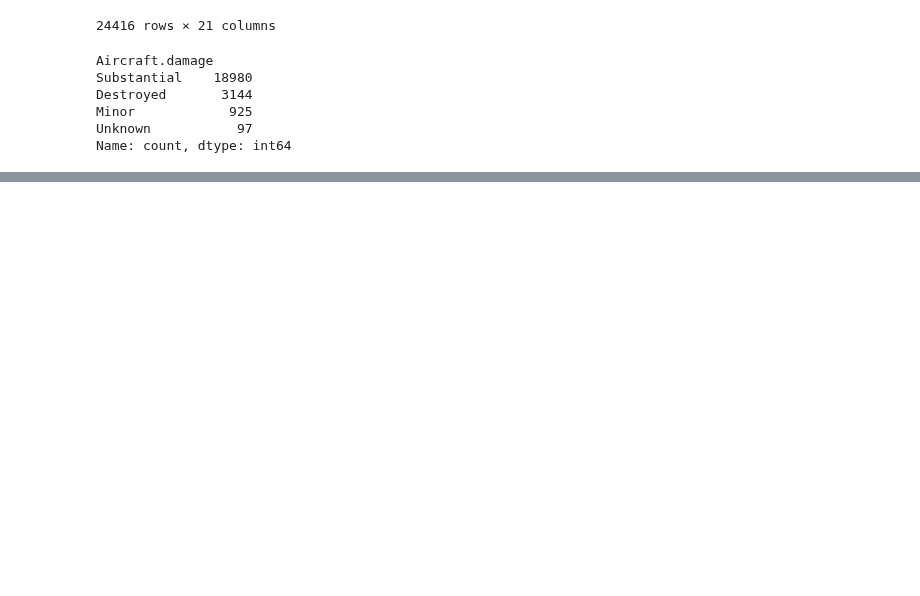
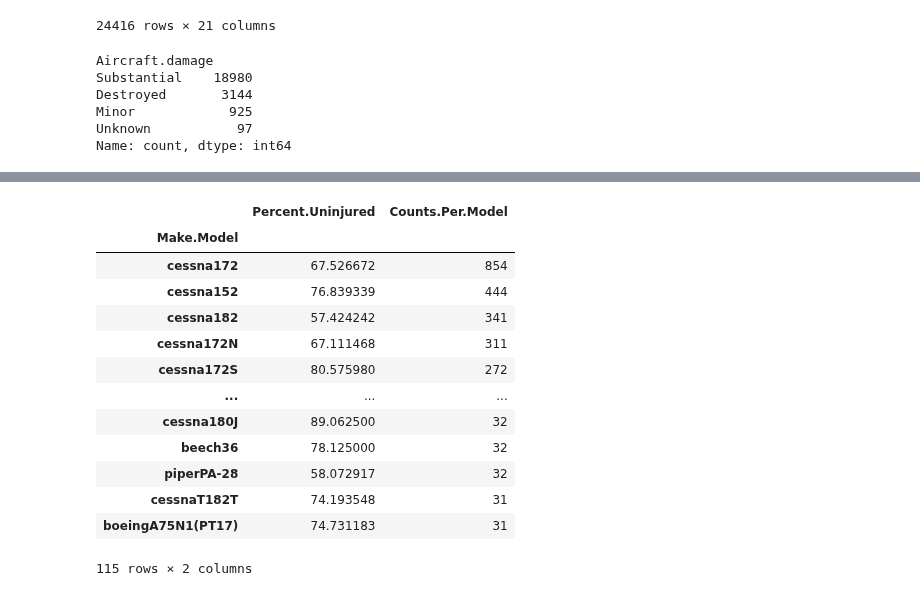
Before and after one commit to learn-co-curriculum/dsc-phase-1-project-v3, a Jupyter notebook: Data_Exploration_Cleaning.ipynb, the cells around one changed output, grey strips where cells are left out. Saved outputs shown, nothing was run; the diff lists cells and outputs as text; code cells hidden in the pictures; blank space fills up the shorter version.

Commit message:
little more Data Exploration and starting visualization

```diff
--- a/Data_Exploration_Cleaning.ipynb
+++ b/Data_Exploration_Cleaning.ipynb
@@ -324,0 +428,22 @@ count_vs_perc_uninj
+# %%
+#narrow data to more then 30 incidents and above a 50% mean uninjured
+
+make_model_mean_percentuninj_filtered = make_model_mean_percentuninj.loc[(make_model_mean_percentuninj['Percent.Uninjured'] > 50) & (
+    make_model_mean_percentuninj['Counts.Per.Model'] > 30)]
+
+make_model_mean_percentuninj_filtered
+# %% [output]
+|  | Percent.Uninjured | Counts.Per.Model |
+| Make.Model |  |  |
+| cessna172 | 67.526672 | 854 |
+| cessna152 | 76.839339 | 444 |
+| cessna182 | 57.424242 | 341 |
+| cessna172N | 67.111468 | 311 |
+| cessna172S | 80.575980 | 272 |
+| ... | ... | ... |
+| cessna180J | 89.062500 | 32 |
+| beech36 | 78.125000 | 32 |
+| piperPA-28 | 58.072917 | 32 |
+| cessnaT182T | 74.193548 | 31 |
+| boeingA75N1(PT17) | 74.731183 | 31 |
+115 rows × 2 columns
```
Also changed, not shown: parts of 8 cells of this notebook, 1 other file.
